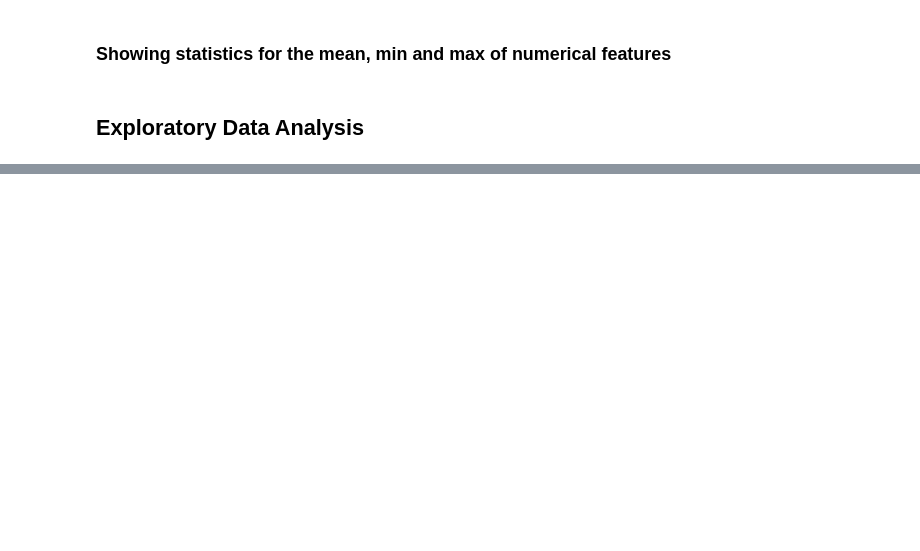
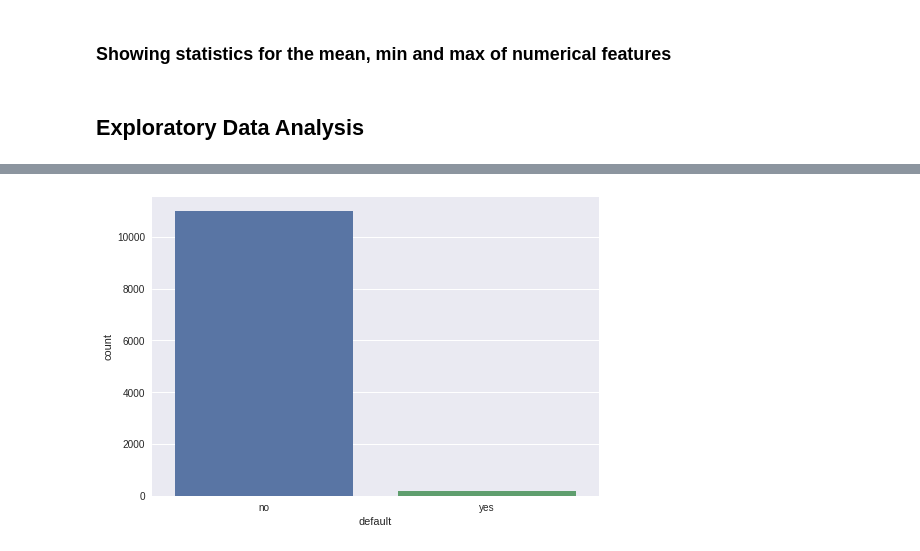
Before and after one commit to amltago/project2, a Jupyter notebook: ProjectB2.ipynb, the cells around one changed output, grey strips where cells are left out. Cells and saved outputs as stored; diff of their text form; code cells hidden in the pictures; blank space fills up the shorter version.

```diff
--- a/ProjectB2.ipynb
+++ b/ProjectB2.ipynb
@@ -356,0 +379,6 @@ df.describe(include='all')
+# %%
+# Visual for Credit status
+
+sns.countplot(df['default']);
+# %% [output]
+[figure, added]
```
Also changed, not shown: parts of 25 cells of this notebook.
